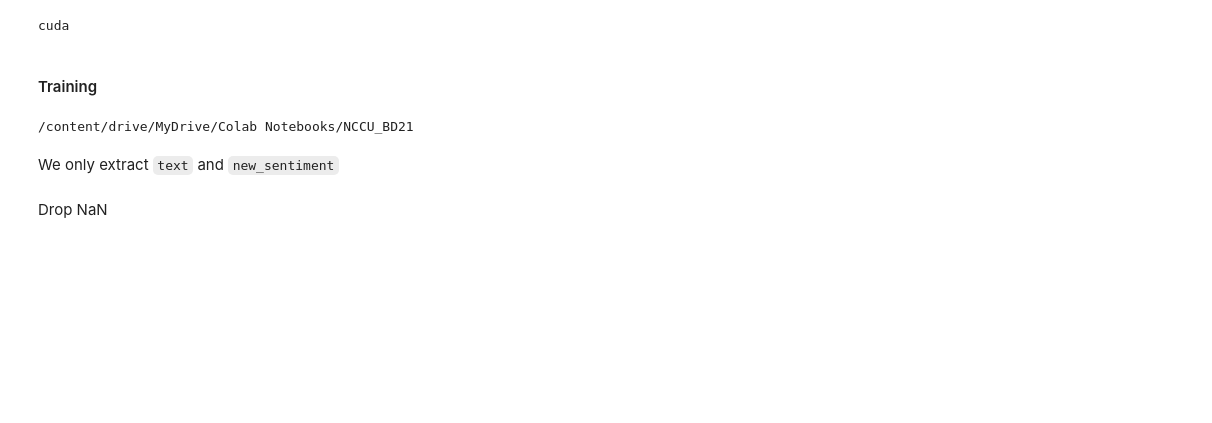
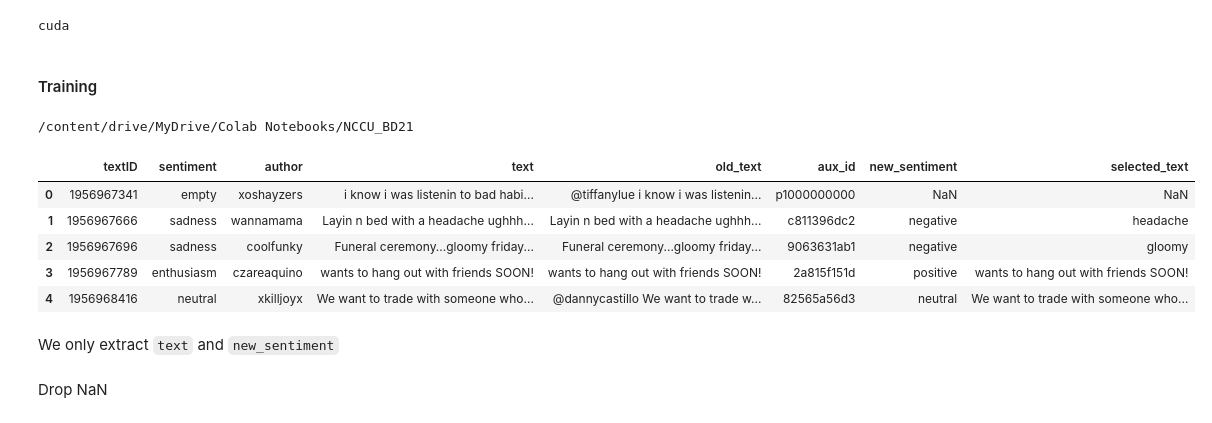
Before and after one commit to theQuert/inlpfun, a Jupyter notebook: Demo/Sentiment_Analysis_of_Covid19_Vaccination_tweets.ipynb, the cells around one changed output. Saved outputs shown, nothing was run; the diff lists cells and outputs as text; code cells hidden in the pictures; blank space fills up the shorter version.

```diff
--- a/Demo/Sentiment_Analysis_of_Covid19_Vaccination_tweets.ipynb
+++ b/Demo/Sentiment_Analysis_of_Covid19_Vaccination_tweets.ipynb
@@ -84,3 +65,12 @@ df = pd.read_csv('tweet_dataset.csv')
+# %%
+df.head()
+# %% [output]
+|  | textID | sentiment | author | text | old_text | aux_id | new_sentiment | selected_text |
+| 0 | 1956967341 | empty | xoshayzers | i know i was listenin to bad habi... | @tiffanylue i know i was listenin... | p1000000000 | NaN | NaN |
+| 1 | 1956967666 | sadness | wannamama | Layin n bed with a headache ughhh... | Layin n bed with a headache ughhh... | c811396dc2 | negative | headache |
+| 2 | 1956967696 | sadness | coolfunky | Funeral ceremony...gloomy friday... | Funeral ceremony...gloomy friday... | 9063631ab1 | negative | gloomy |
+| 3 | 1956967789 | enthusiasm | czareaquino | wants to hang out with friends SOON! | wants to hang out with friends SOON! | 2a815f151d | positive | wants to hang out with friends SOON! |
+| 4 | 1956968416 | neutral | xkilljoyx | We want to trade with someone who... | @dannycastillo We want to trade w... | 82565a56d3 | neutral | We want to trade with someone who... |
 # %% [markdown]
 We only extract `text` and `new_sentiment`
 # %%
```
Also changed, not shown: parts of 56 cells of this notebook.
